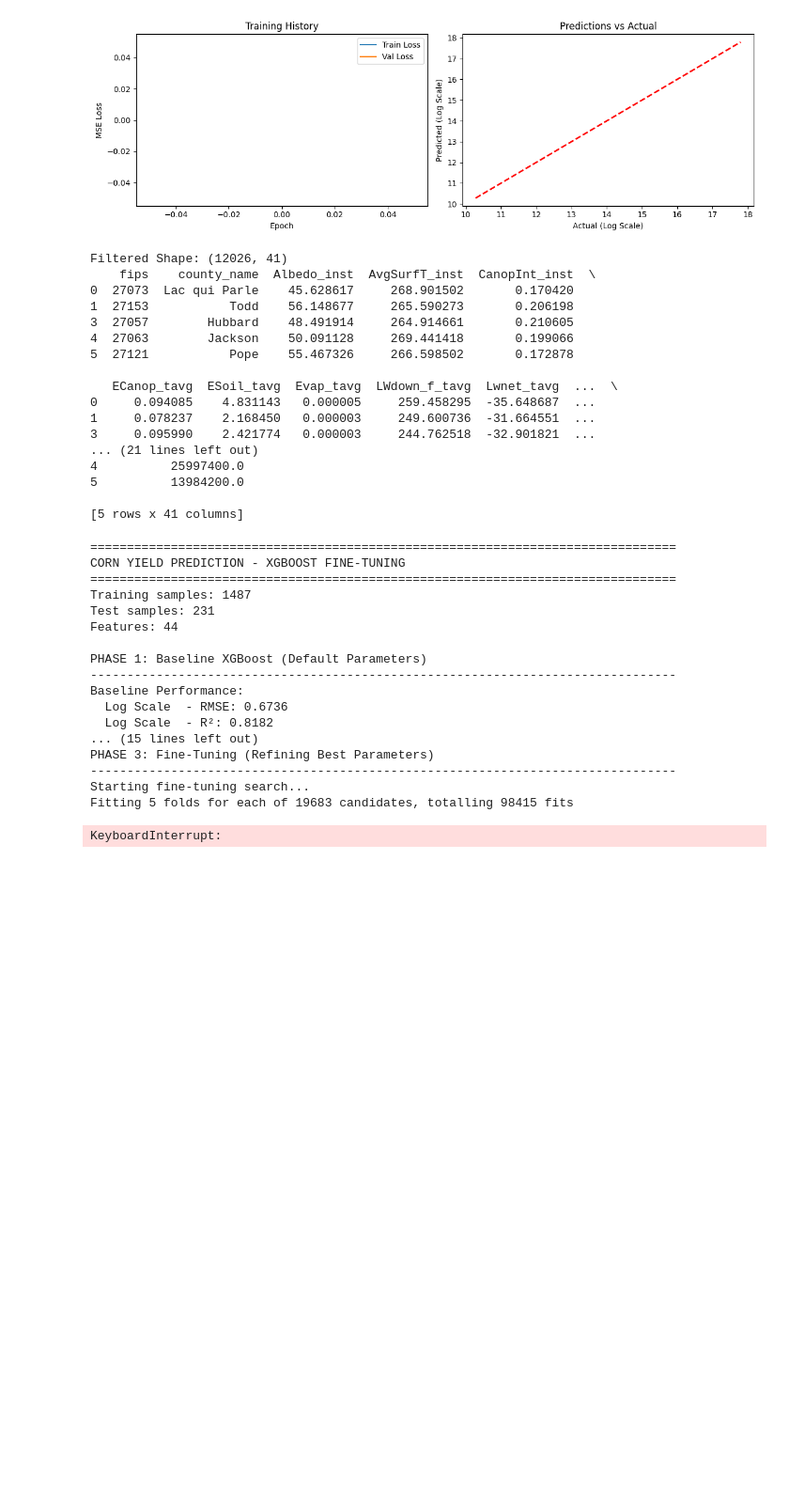
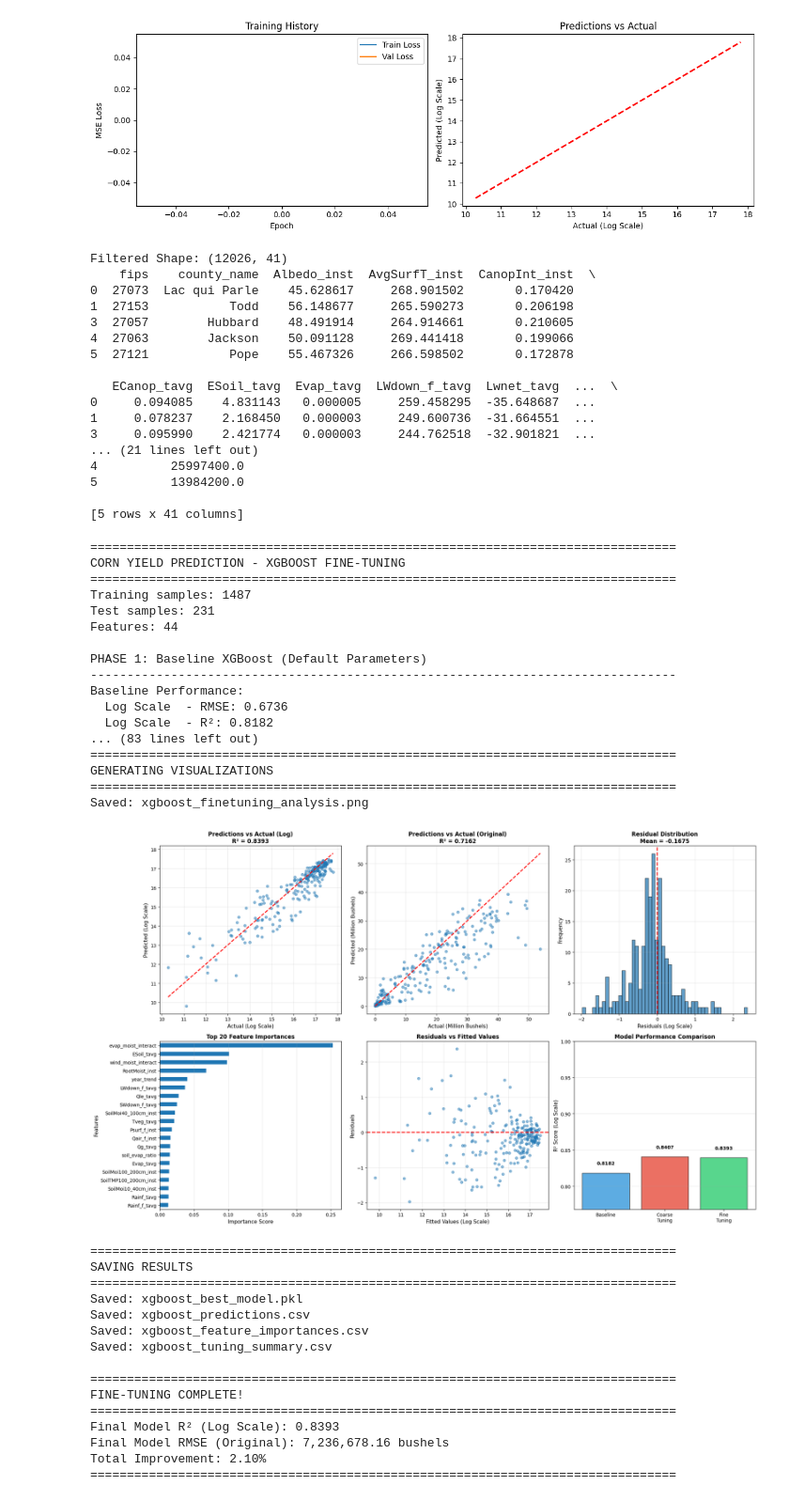
Before and after one commit to Jacob19999/Machine-Learning-Benchmark-for-Predicting-County-Level-Corn-Production, a Jupyter notebook: SatelliteDataNew.ipynb, the cells around one changed output. Shown at 94% size. Cells and saved outputs as stored; diff of their text form; code cells hidden in the pictures; blank space fills up the shorter version.

```diff
--- a/SatelliteDataNew.ipynb
+++ b/SatelliteDataNew.ipynb
@@ -2551,11 +2556,13 @@ print("-"*80)
 # Extract best params and create narrow search space
 best_params = grid_coarse.best_params_
 
+# REDUCED GRID: Optimized to complete in ~1 hour (reduced from 19,683 to ~400 combinations)
 fine_param_grid = {
+    # Core parameters - keep 3 values each but with narrower ranges
     'n_estimators': [
-        max(50, best_params['n_estimators'] - 100),
+        max(50, best_params['n_estimators'] - 50),  # Reduced range from ±100 to ±50
         best_params['n_estimators'],
-        best_params['n_estimators'] + 100
+        best_params['n_estimators'] + 50
     ],
     'max_depth': [
         max(2, best_params['max_depth'] - 1),
@@ -2563,30 +2570,37 @@ fine_param_grid = {
         min(12, best_params['max_depth'] + 1)
     ],
     'learning_rate': [
-        max(0.005, best_params['learning_rate'] - 0.02),
+        max(0.005, best_params['learning_rate'] - 0.01),  # Reduced range from ±0.02 to ±0.01
         best_params['learning_rate'],
-        min(0.3, best_params['learning_rate'] + 0.02)
+        min(0.3, best_params['learning_rate'] + 0.01)
     ],
     'subsample': [
-        max(0.6, best_params['subsample'] - 0.1),
+        max(0.6, best_params['subsample'] - 0.05),  # Reduced from 0.1 to 0.05
         best_params['subsample'],
         min(1.0, best_params['subsample'] + 0.05)
     ],
     'colsample_bytree': [
-        max(0.6, best_params['colsample_bytree'] - 0.1),
+        max(0.6, best_params['colsample_bytree'] - 0.05),  # Reduced from 0.1 to 0.05
         best_params['colsample_bytree'],
         min(1.0, best_params['colsample_bytree'] + 0.05)
     ],
+    # Reduced to 2 values for less critical parameters
     'min_child_weight': [
-        max(1, best_params['min_child_weight'] - 1),
         best_params['min_child_weight'],
-        best_params['min_child_weight'] + 2
+        max(1, best_params['min_child_weight'] + 1)
     ],
-    # Additional regularization parameters
-    'gamma': [0, 0.1, 0.3],
-    'reg_alpha': [0, 0.01, 0.1],
-    'reg_lambda': [1, 1.5, 2]
+    # Fix regularization parameters to best values from coarse search (reduces combinations significantly)
+    'gamma': [best_params.get('gamma', 0.1)],  # Single value
+    'reg_alpha': [best_params.get('reg_alpha', 0.01)],  # Single value
+    'reg_lambda': [best_params.get('reg_lambda', 1.5)]  # Single value
 }
+
+# Calculate and display expected number of combinations
+from sklearn.model_selection import ParameterGrid
+n_combinations = len(list(ParameterGrid(fine_param_grid)))
+print(f"\nFine-tuning grid size: {n_combinations} combinations")
+print(f"Expected total fits (5-fold CV): {n_combinations * 5}")
+print(f"Estimated runtime: ~30-60 minutes on AMD 9900X (12 cores)")
 
 xgb_fine = XGBRegressor(random_state=42, n_jobs=-1)
 grid_fine = GridSearchCV(
@@ -2784,36 +2798,51 @@ tuning_summary = pd.DataFrame({
     ],
     'Test_RMSE_Orig': [
         np.sqrt(mean_squared_error(y_original_test, y_pred_base)),
         np.sqrt(mean_squared_error(y_original_test, y_pred_coarse)),
         rmse_orig
     ]
 })
 tuning_summary.to_csv('xgboost_tuning_summary.csv', index=False)
 print("Saved: xgboost_tuning_summary.csv")
 
 print("\n" + "="*80)
 print("FINE-TUNING COMPLETE!")
 print("="*80)
 print(f"Final Model R² (Log Scale): {r2_log:.4f}")
 print(f"Final Model RMSE (Original): {rmse_orig:,.2f} bushels")
 print(f"Total Improvement: {(r2_log - r2_score(y_test, y_pred_base_log)) * 100:.2f}%")
 print("="*80)
 # %% [output]
 ================================================================================
 CORN YIELD PREDICTION - XGBOOST FINE-TUNING
 ================================================================================
 Training samples: 1487
 Test samples: 231
 Features: 44
 
 PHASE 1: Baseline XGBoost (Default Parameters)
 --------------------------------------------------------------------------------
 Baseline Performance:
   Log Scale  - RMSE: 0.6736
   Log Scale  - R²: 0.8182
-... (15 lines left out)
-PHASE 3: Fine-Tuning (Refining Best Parameters)
---------------------------------------------------------------------------------
-Starting fine-tuning search...
-Fitting 5 folds for each of 19683 candidates, totalling 98415 fits
+... (83 lines left out)
+================================================================================
+GENERATING VISUALIZATIONS
+================================================================================
+Saved: xgboost_finetuning_analysis.png
+[figure, added]
-KeyboardInterrupt:
+================================================================================
+SAVING RESULTS
+================================================================================
+Saved: xgboost_best_model.pkl
+Saved: xgboost_predictions.csv
+Saved: xgboost_feature_importances.csv
+Saved: xgboost_tuning_summary.csv
+
+================================================================================
+FINE-TUNING COMPLETE!
+================================================================================
+Final Model R² (Log Scale): 0.8393
+Final Model RMSE (Original): 7,236,678.16 bushels
+Total Improvement: 2.10%
+================================================================================
```
Also changed, not shown: parts of 7 cells of this notebook, 29 other files.
